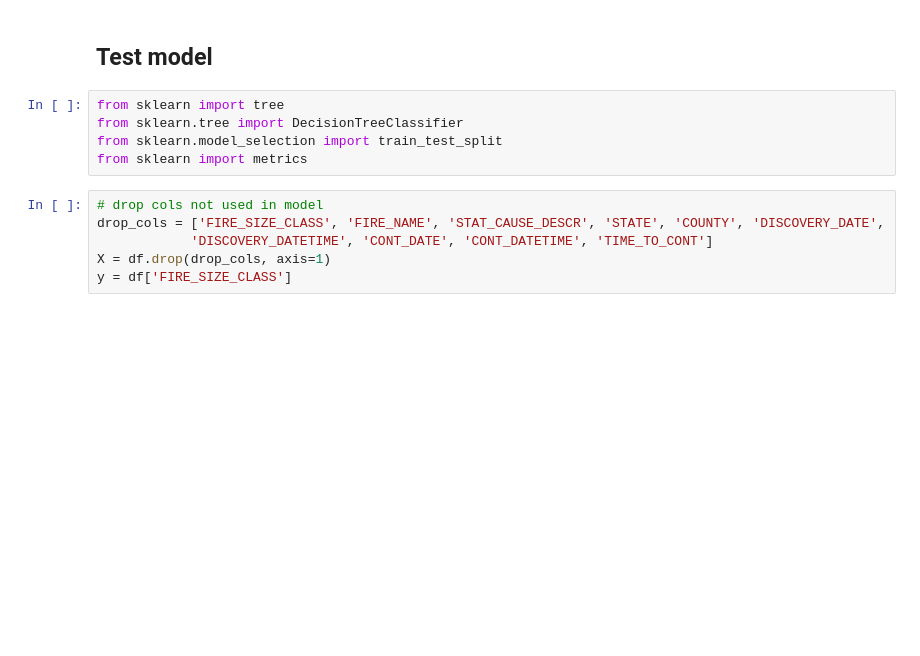
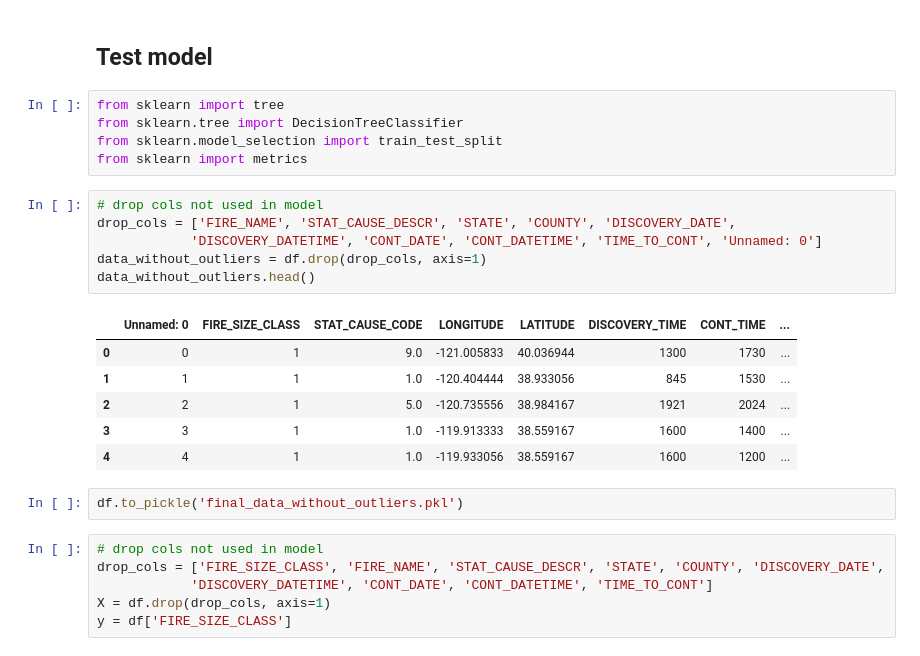
Before and after one commit to li-mc/wildfire_data, a Jupyter notebook: wildfire_test_kai.ipynb, the cells around one changed output. Cells and saved outputs as stored; diff of their text form; blank space fills up the shorter version.

```diff
--- a/wildfire_test_kai.ipynb
+++ b/wildfire_test_kai.ipynb
@@ -193,6 +230,21 @@ from sklearn import tree
 from sklearn.tree import DecisionTreeClassifier
 from sklearn.model_selection import train_test_split
 from sklearn import metrics
+# %%
+# drop cols not used in model
+drop_cols = ['FIRE_NAME', 'STAT_CAUSE_DESCR', 'STATE', 'COUNTY', 'DISCOVERY_DATE',
+            'DISCOVERY_DATETIME', 'CONT_DATE', 'CONT_DATETIME', 'TIME_TO_CONT', 'Unnamed: 0']
+data_without_outliers = df.drop(drop_cols, axis=1)
+data_without_outliers.head()
+# %% [output]
+|  | Unnamed: 0 | FIRE_SIZE_CLASS | STAT_CAUSE_CODE | LONGITUDE | LATITUDE | DISCOVERY_TIME | CONT_TIME | ... |
+| 0 | 0 | 1 | 9.0 | -121.005833 | 40.036944 | 1300 | 1730 | ... |
+| 1 | 1 | 1 | 1.0 | -120.404444 | 38.933056 | 845 | 1530 | ... |
+| 2 | 2 | 1 | 5.0 | -120.735556 | 38.984167 | 1921 | 2024 | ... |
+| 3 | 3 | 1 | 1.0 | -119.913333 | 38.559167 | 1600 | 1400 | ... |
+| 4 | 4 | 1 | 1.0 | -119.933056 | 38.559167 | 1600 | 1200 | ... |
+# %%
+df.to_pickle('final_data_without_outliers.pkl')
 # %%
 # drop cols not used in model
 drop_cols = ['FIRE_SIZE_CLASS', 'FIRE_NAME', 'STAT_CAUSE_DESCR', 'STATE', 'COUNTY', 'DISCOVERY_DATE',
```
Also changed, not shown: parts of 2 cells of this notebook.
